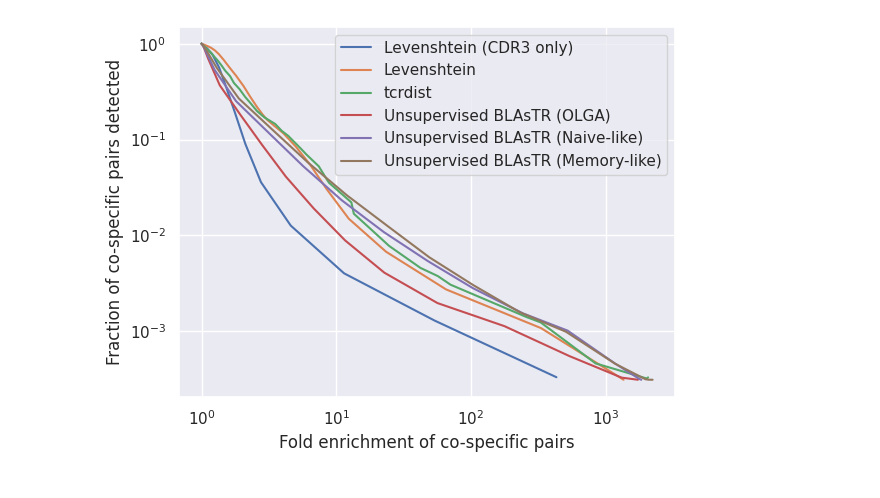
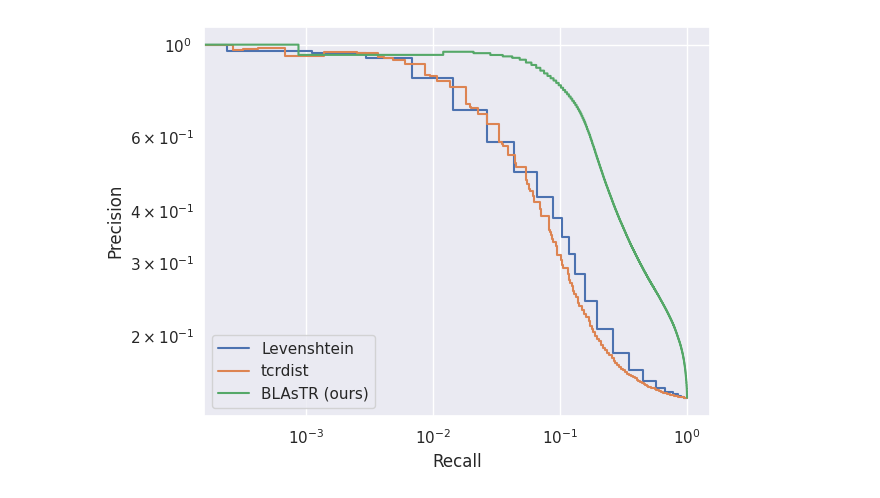
Before and after one commit to yutanagano/tcrlm, a Jupyter notebook: notebooks/misc/draw_multi_model_plots.ipynb, the cells around one changed output. Drawn from its saved outputs; the diff is of its cells as text; code cells hidden in the pictures.

Commit message:
Updated model plotting notebook for Maddy

```diff
--- a/notebooks/misc/draw_multi_model_plots.ipynb
+++ b/notebooks/misc/draw_multi_model_plots.ipynb
@@ -78,0 +43,23 @@ def get_deorphanisation_rate(data: dict) -> ndarray:
+# %%
+def get_precision(data: dict) -> ndarray:
+    return np.array(data["avg_precision_gdb_holdout"]["precisions"])
+
+def get_recall(data: dict) -> ndarray:
+    return np.array(data["avg_precision_gdb_holdout"]["recalls"])
+# %%
+plt.figure()
+
+for model_name, data in precision_recall_dict.items():
+    precision = get_precision(data)
+    recall = get_recall(data)
+
+    plt.step(recall, precision, label=model_name)
+
+plt.xlabel("Recall")
+plt.ylabel("Precision")
+
+plt.legend()
+
+plt.tight_layout()
+
+plt.savefig("linear_scale.png")
@@ -79,21 +68,22 @@ def get_deorphanisation_rate(data: dict) -> ndarray:
 # %%
 plt.figure()
 
-for model_name, data in metric_calibration_dict.items():
+for model_name, data in precision_recall_dict.items():
+    precision = get_precision(data)
     recall = get_recall(data)
-    enrichments = get_enrichments(data)
-    indices_to_make_enrichments_monotonic = np.argsort(enrichments)
 
-    plt.plot(enrichments[indices_to_make_enrichments_monotonic], recall[indices_to_make_enrichments_monotonic], label=model_name)
+    plt.step(recall, precision, label=model_name)
 
 plt.xscale("log")
 plt.yscale("log")
 
-plt.xlabel("Fold enrichment of co-specific pairs")
-plt.ylabel("Fraction of co-specific pairs detected")
+plt.xlabel("Recall")
+plt.ylabel("Precision")
 
 plt.legend()
 
-plt.show()
+plt.tight_layout()
+
+plt.savefig("log_scale.png")
 # %% [output]
-[figure, old version]
+[figure, new version]
```
Also changed, not shown: parts of 14 cells of this notebook, 1 other file.
